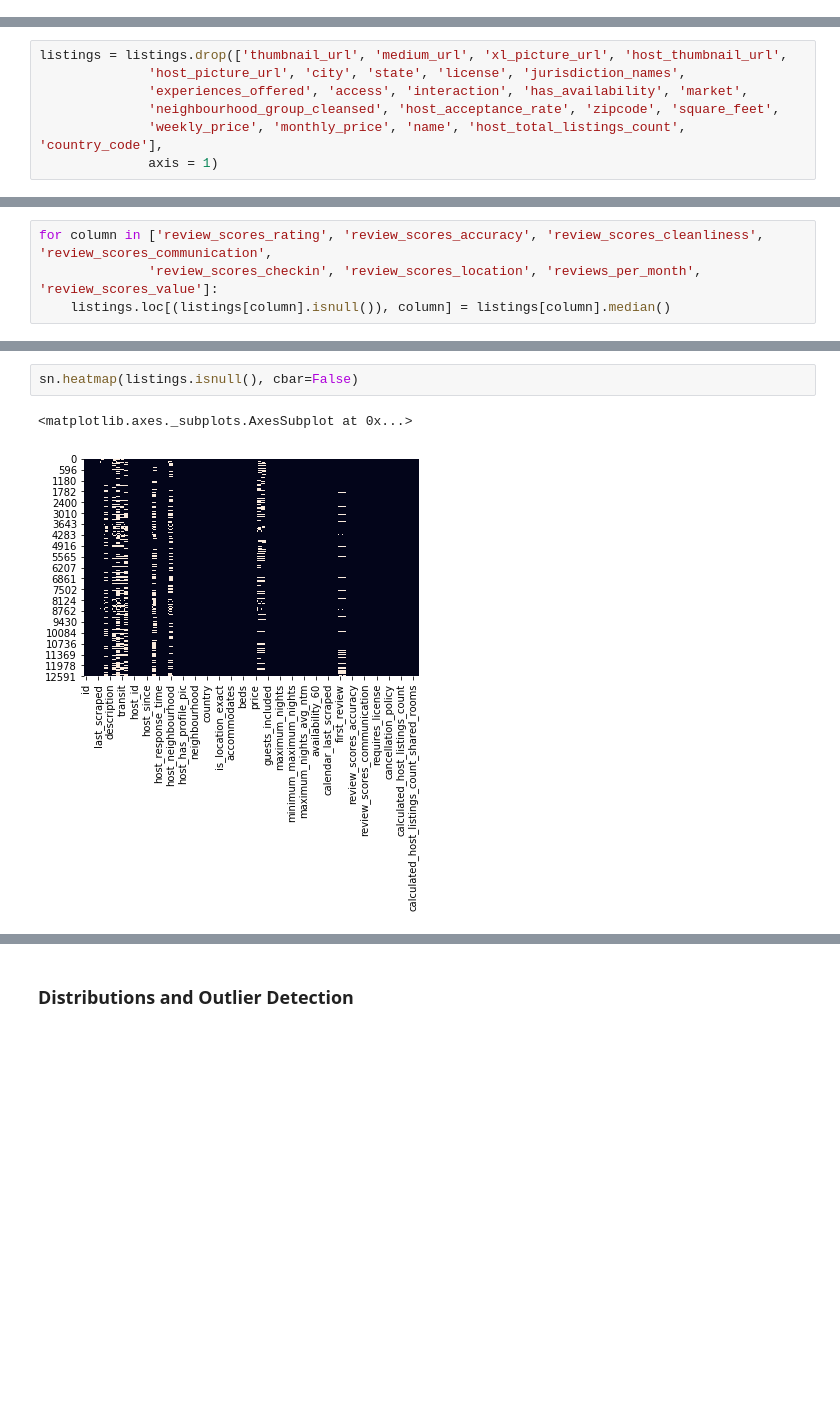
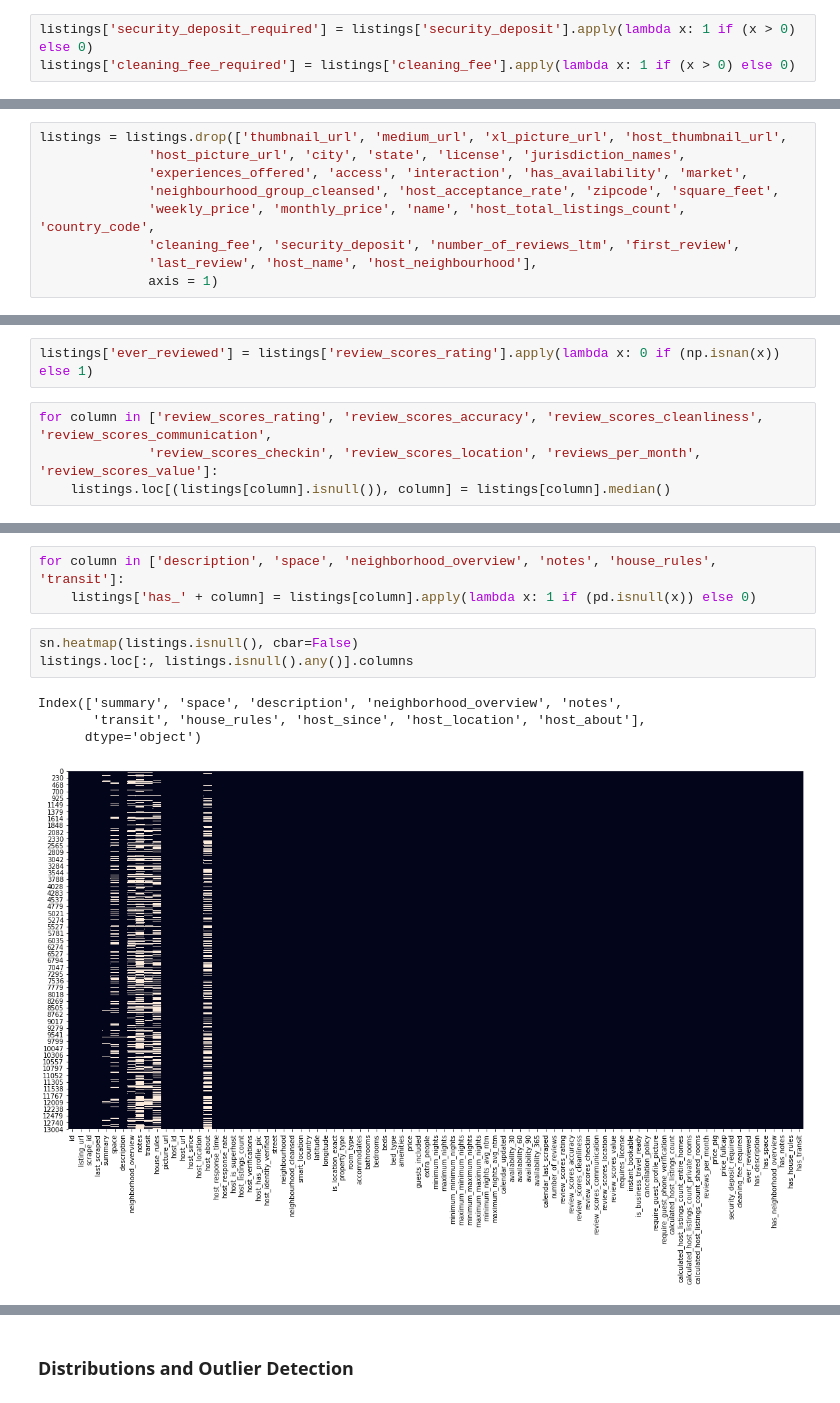
Before and after one commit to anailis/edinburgh-airbnbs, a Jupyter notebook: eda/Listings19.ipynb, the cells around one changed output, grey strips where cells are left out. Cells and saved outputs as stored; diff of their text form; blank space fills up the shorter version.

```diff
--- a/eda/Listings19.ipynb
+++ b/eda/Listings19.ipynb
@@ -16,0 +85,3 @@ listings.shape
+# %%
+listings['security_deposit_required'] = listings['security_deposit'].apply(lambda x: 1 if (x > 0) else 0)
+listings['cleaning_fee_required'] = listings['cleaning_fee'].apply(lambda x: 1 if (x > 0) else 0)
@@ -89,7 +166,9 @@ listings = listings.drop(['thumbnail_url', 'medium_url', 'xl_picture_url', 'host
               'host_picture_url', 'city', 'state', 'license', 'jurisdiction_names',
               'experiences_offered', 'access', 'interaction', 'has_availability', 'market',
               'neighbourhood_group_cleansed', 'host_acceptance_rate', 'zipcode', 'square_feet',
-              'weekly_price', 'monthly_price', 'name', 'host_total_listings_count', 'country_code'],
+              'weekly_price', 'monthly_price', 'name', 'host_total_listings_count', 'country_code',
+              'cleaning_fee', 'security_deposit', 'number_of_reviews_ltm', 'first_review',
+              'last_review', 'host_name', 'host_neighbourhood'],
               axis = 1)
 # %% [markdown]
 The missingness I am most concerned about is for `neighbourhood`. I am very interested in this column, but it has substantial missingness (17.32%), and as a categorical variable with many levels would not be easy to impute. I am forced to take a complete cases approach to `neighbourhood`.
@@ -117,3 +196,5 @@ This does make some sense. Airbnbs without review columns are likely to have jus
+# %%
+listings['ever_reviewed'] = listings['review_scores_rating'].apply(lambda x: 0 if (np.isnan(x)) else 1)
 # %%
 for column in ['review_scores_rating', 'review_scores_accuracy', 'review_scores_cleanliness', 'review_scores_communication',
               'review_scores_checkin', 'review_scores_location', 'reviews_per_month', 'review_scores_value']:
@@ -121,5 +204,11 @@ for column in ['review_scores_rating', 'review_scores_accuracy', 'review_scores_
+# %%
+for column in ['description', 'space', 'neighborhood_overview', 'notes', 'house_rules', 'transit']:
+    listings['has_' + column] = listings[column].apply(lambda x: 1 if (pd.isnull(x)) else 0)
 # %%
 sn.heatmap(listings.isnull(), cbar=False)
+listings.loc[:, listings.isnull().any()].columns
 # %% [output]
-<matplotlib.axes._subplots.AxesSubplot at 0x...>
+Index(['summary', 'space', 'description', 'neighborhood_overview', 'notes',
+       'transit', 'house_rules', 'host_since', 'host_location', 'host_about'],
+      dtype='object')
-[figure, old version]
+[figure, new version]
```
Also changed, not shown: parts of 45 cells of this notebook.
